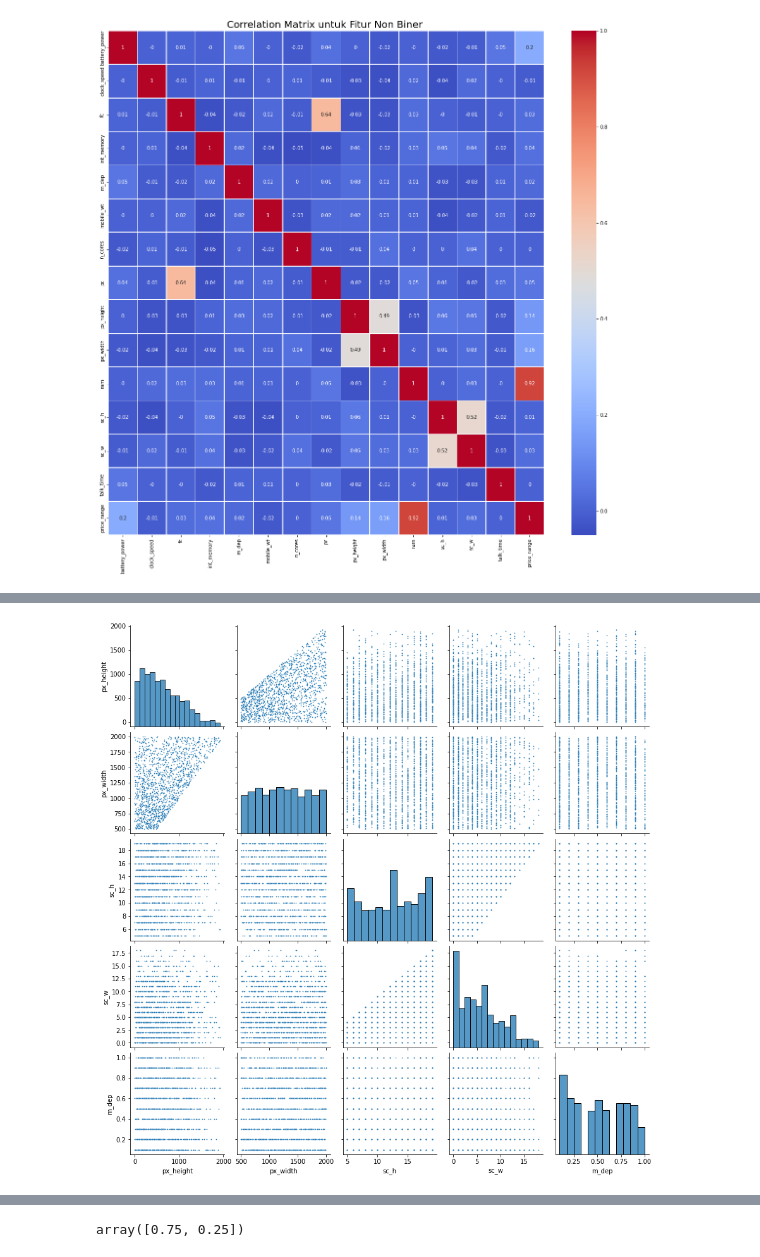
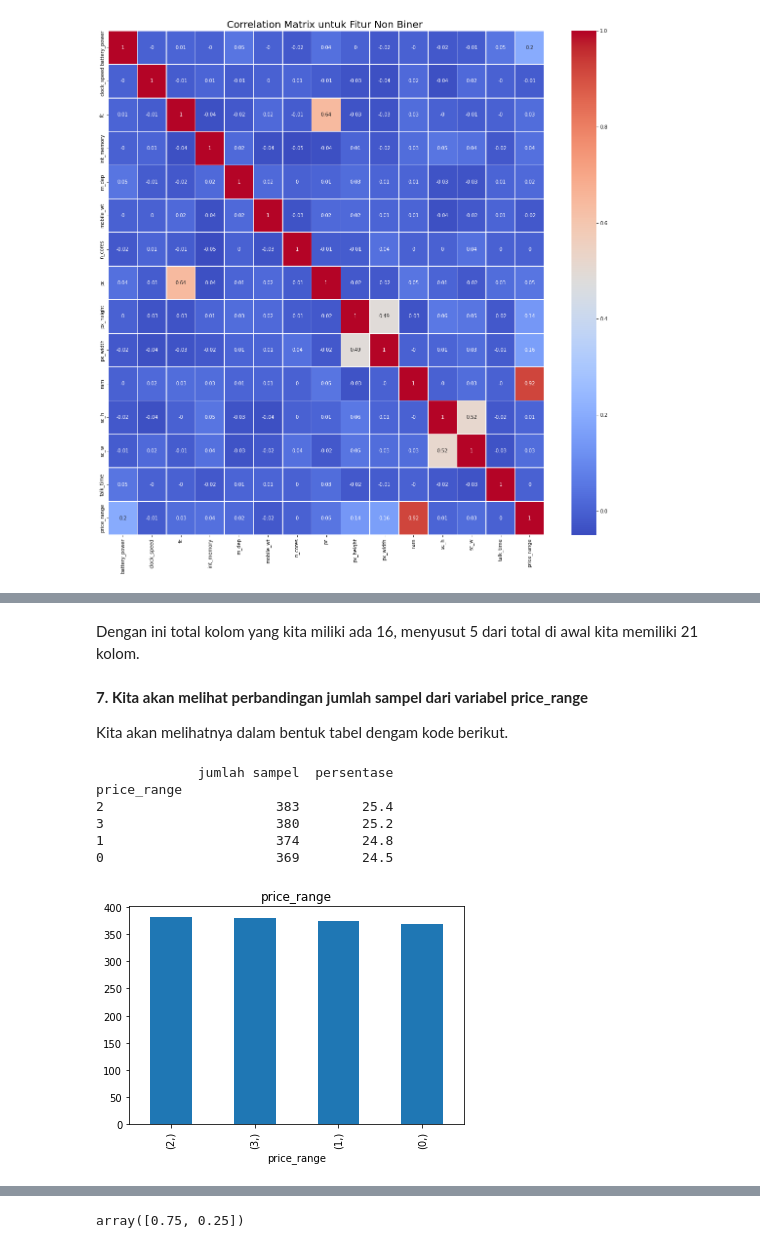
Before and after one commit to izzul112/ML_BMLT-Proyek_Pertama-Predictive_Analytics-Klasifikasi, a Jupyter notebook: Proyek_Pertama_Predictive_Analytics.ipynb, the cells around one changed output, grey strips where cells are left out. Cells and saved outputs as stored; diff of their text form; code cells hidden in the pictures.

```diff
--- a/Proyek_Pertama_Predictive_Analytics.ipynb
+++ b/Proyek_Pertama_Predictive_Analytics.ipynb
@@ -337,4 +331,21 @@ Menjelaskan alasan mengapa diperlukan tahapan data preparation tersebut.
-# %%
-sns.pairplot(data_train[['px_height', 'px_width','sc_h','sc_w', 'm_dep']], plot_kws={"s": 3});
-# %% [output]
-[figure, removed]
+# %% [markdown]
+Dengan ini total kolom yang kita miliki ada 16, menyusut 5 dari total di awal kita memiliki 21 kolom.
+# %% [markdown]
+**7. Kita akan melihat perbandingan jumlah sampel dari variabel price_range**
+
+Kita akan melihatnya dalam bentuk tabel dengam kode berikut.
+# %%
+
+count = data_train[['price_range']].value_counts()
+percent = 100*data_train[['price_range']].value_counts(normalize=True)
+df = pd.DataFrame({'jumlah sampel':count, 'persentase':percent.round(1)})
+print(df)
+count.plot(kind='bar', title='price_range');
+# %% [output]
+             jumlah sampel  persentase
+price_range
+2                      383        25.4
+3                      380        25.2
+1                      374        24.8
+0                      369        24.5
+[figure, added]
```
Also changed, not shown: parts of 42 cells of this notebook.
